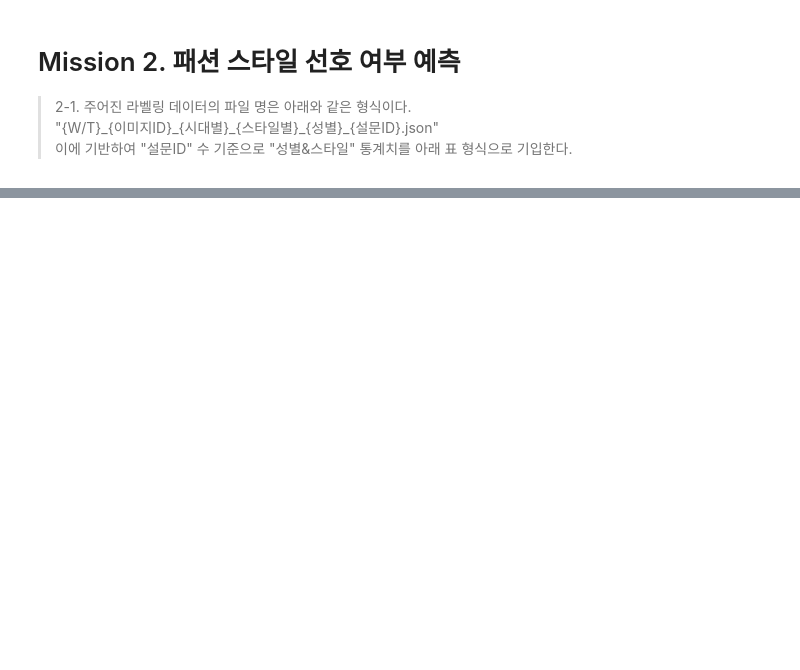
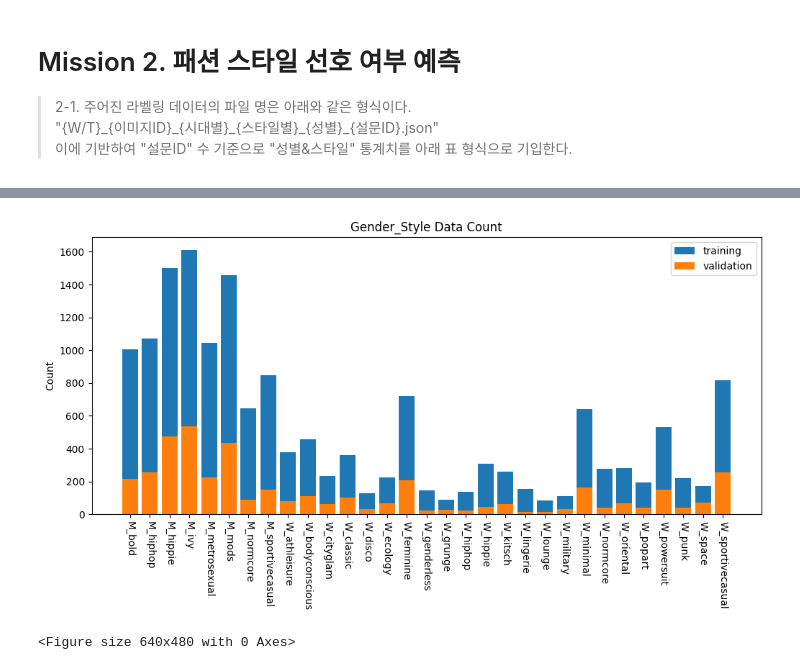
Before and after one commit to editdiary/DCC, a Jupyter notebook: Mission2/mission2-1.ipynb, the cells around one changed output, grey strips where cells are left out. Drawn from its saved outputs; the diff is of its cells as text; code cells hidden in the pictures; blank space fills up the shorter version.

```diff
--- a/Mission2/mission2-1.ipynb
+++ b/Mission2/mission2-1.ipynb
@@ -170,0 +386,15 @@ filtered_train_lbl
+# %%
+# 메타 정보 가공
+training_count_data = training_df[['gender', 'style', 'survey_id']].groupby(['gender', 'style']).count()
+validation_count_data = validation_df[['gender', 'style', 'survey_id']].groupby(['gender', 'style']).count()
+
+# 출력 데이터 컬럼이름 수정
+training_count_data.rename(columns={'survey_id': 'training count'}, inplace=True)
+validation_count_data.rename(columns={'survey_id': 'validation count'}, inplace=True)
+
+# 결과 확인
+display_left(training_count_data, validation_count_data)
+
+# 데이터 저장
+training_count_data.to_csv('./training_count_data.csv')
+validation_count_data.to_csv('./validation_count_data.csv')
@@ -170,0 +438,25 @@ filtered_train_lbl
+# %%
+import matplotlib.pyplot as plt
+
+# Group화 된 데이터를 다시 데이터프레임으로 변환
+training_count_data_re = training_count_data.reset_index()
+validation_count_data_re = validation_count_data.reset_index()
+
+# 겹치는 스타일이 있음으로 Gender와 Style결합
+training_count_data_re['name'] = training_count_data_re['gender'] + '_' + training_count_data_re['style']
+validation_count_data_re['name'] = validation_count_data_re['gender'] + '_' + validation_count_data_re['style']
+
+# 시각화
+plt.figure(figsize=(12, 5))
+plt.title('Gender_Style Data Count')
+plt.ylabel('Count')
+plt.xticks(rotation=270)
+plt.bar(training_count_data_re['name'], training_count_data_re['training count'], label="training")
+plt.bar(validation_count_data_re['name'], validation_count_data_re['validation count'], label="validation")
+
+plt.legend()
+plt.show()
+plt.savefig('./gender_style_data_count.png')
+# %% [output]
+[figure, added]
+<Figure size 640x480 with 0 Axes>
```
Also changed, not shown: parts of 25 cells of this notebook, 8 other files.
